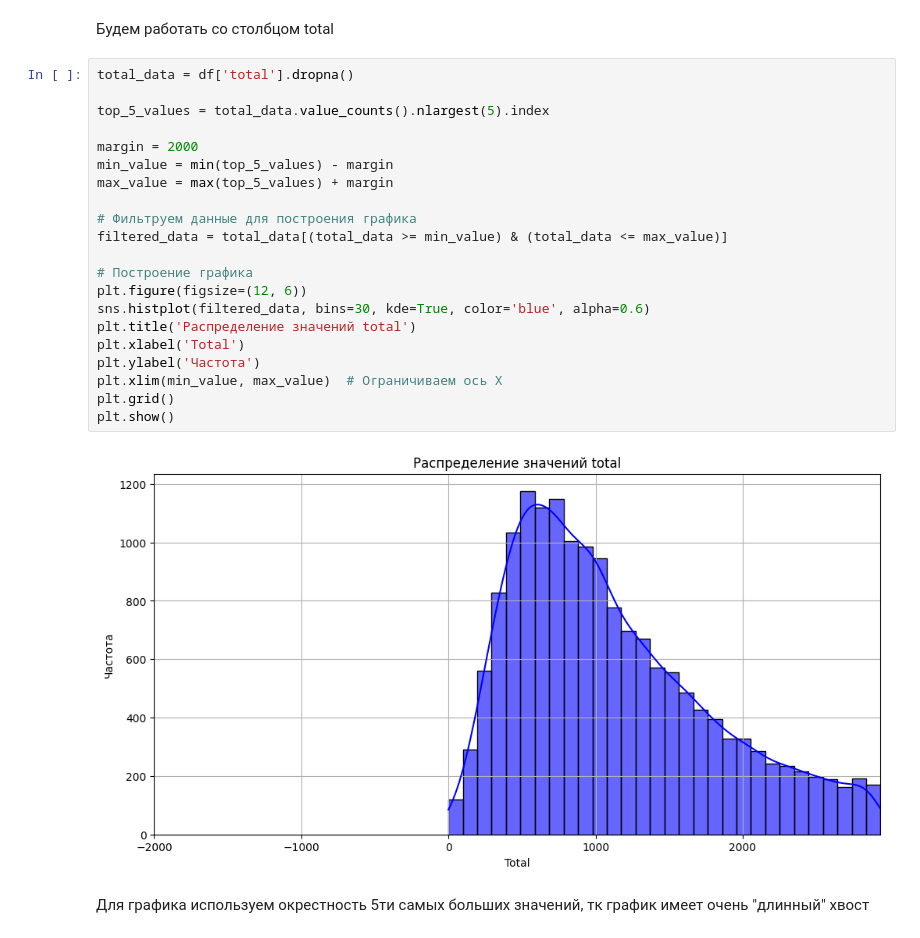
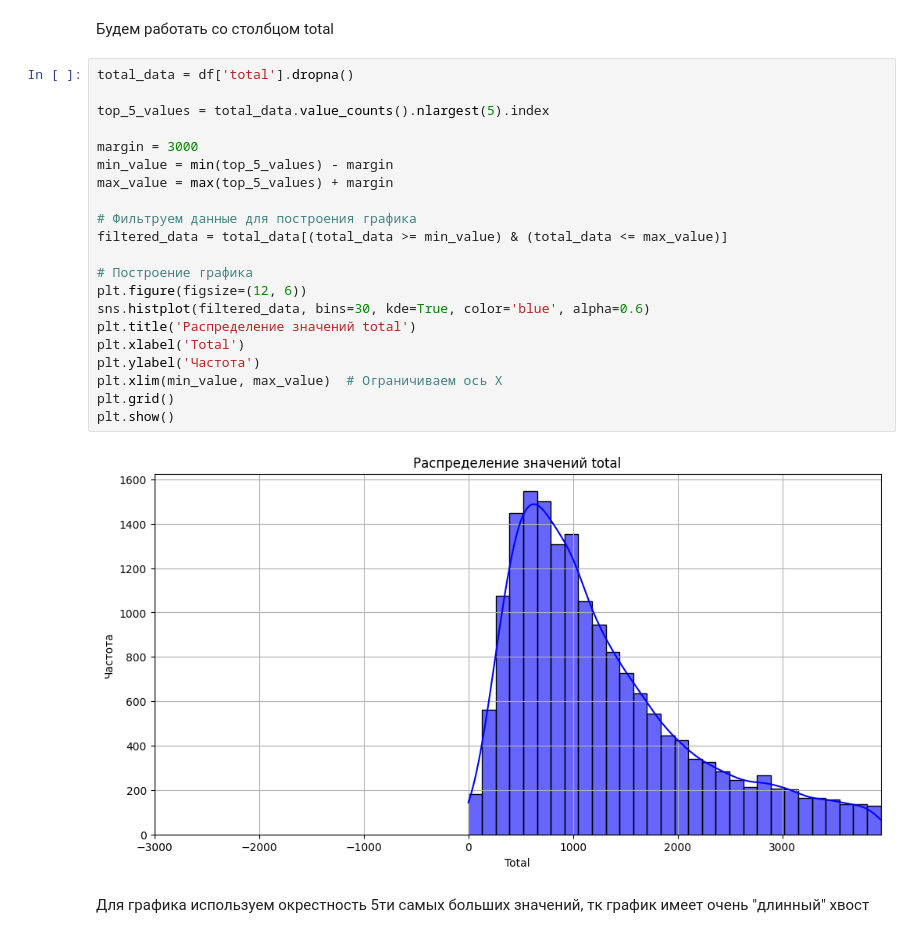
Before and after one commit to vladmln/TViMS, a Jupyter notebook: lab_1.ipynb, the cells around one changed output. Cells and saved outputs as stored; diff of their text form.

```diff
--- a/lab_1.ipynb
+++ b/lab_1.ipynb
@@ -41,26 +41,26 @@ df
 # %%
 total_data = df['total'].dropna()
 
 top_5_values = total_data.value_counts().nlargest(5).index
 
-margin = 2000
+margin = 3000
 min_value = min(top_5_values) - margin
 max_value = max(top_5_values) + margin
 
 # Фильтруем данные для построения графика
 filtered_data = total_data[(total_data >= min_value) & (total_data <= max_value)]
 
 # Построение графика
 plt.figure(figsize=(12, 6))
 sns.histplot(filtered_data, bins=30, kde=True, color='blue', alpha=0.6)
 plt.title('Распределение значений total')
 plt.xlabel('Total')
 plt.ylabel('Частота')
 plt.xlim(min_value, max_value)  # Ограничиваем ось X
 plt.grid()
 plt.show()
 # %% [output]
-[figure, old version]
+[figure, new version]
 # %% [markdown]
 Для графика используем окрестность 5ти самых больших значений, тк график имеет очень "длинный" хвост
 # %%
```
Also changed, not shown: 2 other files.
